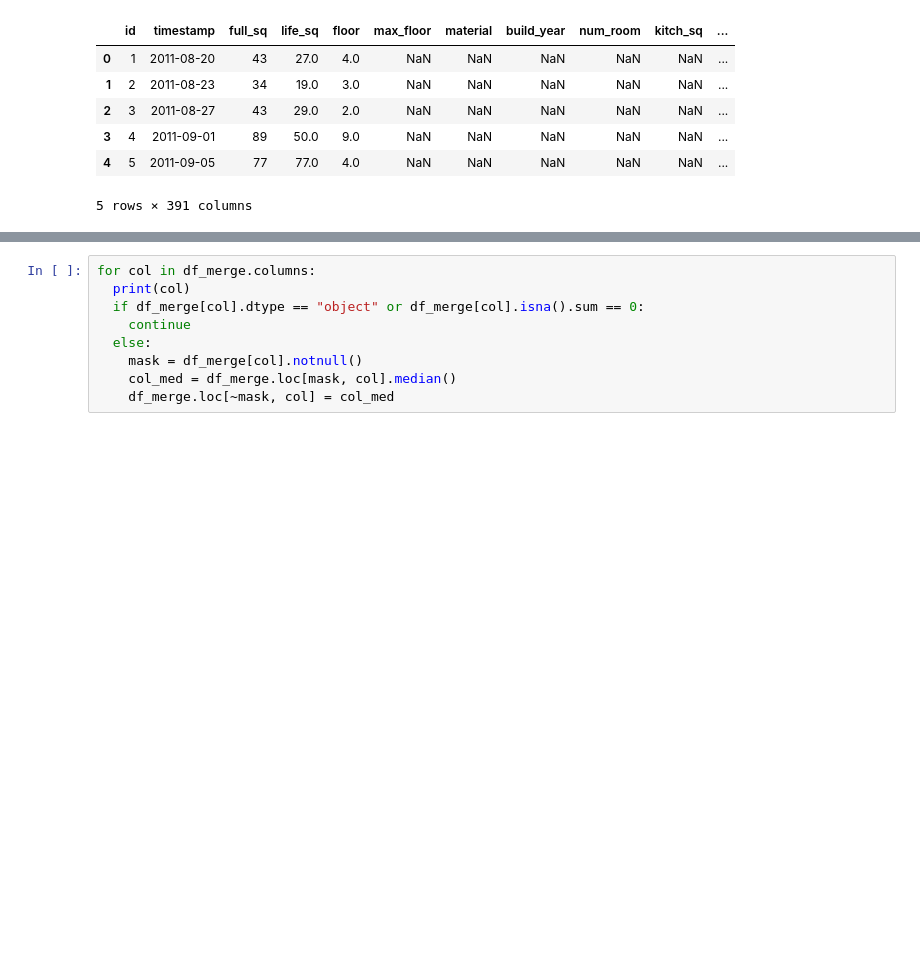
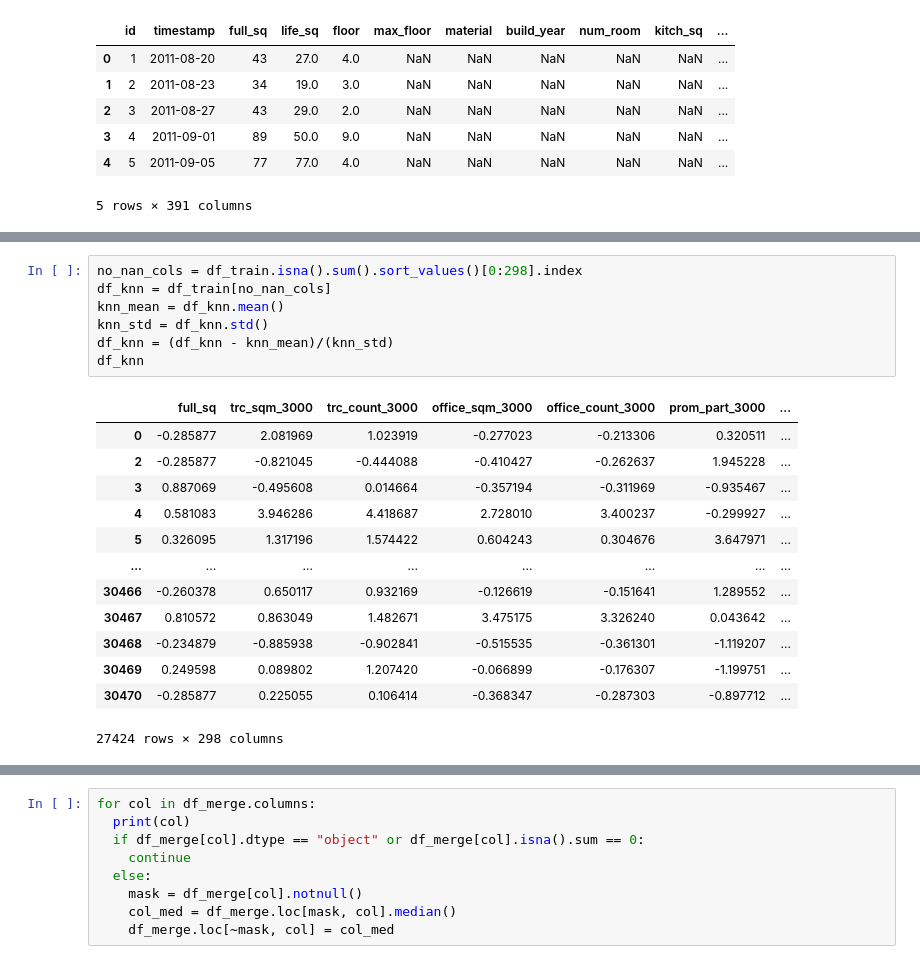
Before and after one commit to ayakkala1/Project-3-Data-401, a Jupyter notebook: Zachary Gelber/Project 3 Scratch.ipynb, the cells around one changed output, grey strips where cells are left out. Saved outputs shown, nothing was run; the diff lists cells and outputs as text; blank space fills up the shorter version.

```diff
--- a/Zachary Gelber/Project 3 Scratch.ipynb
+++ b/Zachary Gelber/Project 3 Scratch.ipynb
@@ -44,0 +97,21 @@ df_merge.head()
+# %%
+no_nan_cols = df_train.isna().sum().sort_values()[0:298].index
+df_knn = df_train[no_nan_cols]
+knn_mean = df_knn.mean()
+knn_std = df_knn.std()
+df_knn = (df_knn - knn_mean)/(knn_std)
+df_knn
+# %% [output]
+|  | full_sq | trc_sqm_3000 | trc_count_3000 | office_sqm_3000 | office_count_3000 | prom_part_3000 | ... |
+| 0 | -0.285877 | 2.081969 | 1.023919 | -0.277023 | -0.213306 | 0.320511 | ... |
+| 2 | -0.285877 | -0.821045 | -0.444088 | -0.410427 | -0.262637 | 1.945228 | ... |
+| 3 | 0.887069 | -0.495608 | 0.014664 | -0.357194 | -0.311969 | -0.935467 | ... |
+| 4 | 0.581083 | 3.946286 | 4.418687 | 2.728010 | 3.400237 | -0.299927 | ... |
+| 5 | 0.326095 | 1.317196 | 1.574422 | 0.604243 | 0.304676 | 3.647971 | ... |
+| ... | ... | ... | ... | ... | ... | ... | ... |
+| 30466 | -0.260378 | 0.650117 | 0.932169 | -0.126619 | -0.151641 | 1.289552 | ... |
+| 30467 | 0.810572 | 0.863049 | 1.482671 | 3.475175 | 3.326240 | 0.043642 | ... |
+| 30468 | -0.234879 | -0.885938 | -0.902841 | -0.515535 | -0.361301 | -1.119207 | ... |
+| 30469 | 0.249598 | 0.089802 | 1.207420 | -0.066899 | -0.176307 | -1.199751 | ... |
+| 30470 | -0.285877 | 0.225055 | 0.106414 | -0.368347 | -0.287303 | -0.897712 | ... |
+27424 rows × 298 columns
```
Also changed, not shown: parts of 10 cells of this notebook.
